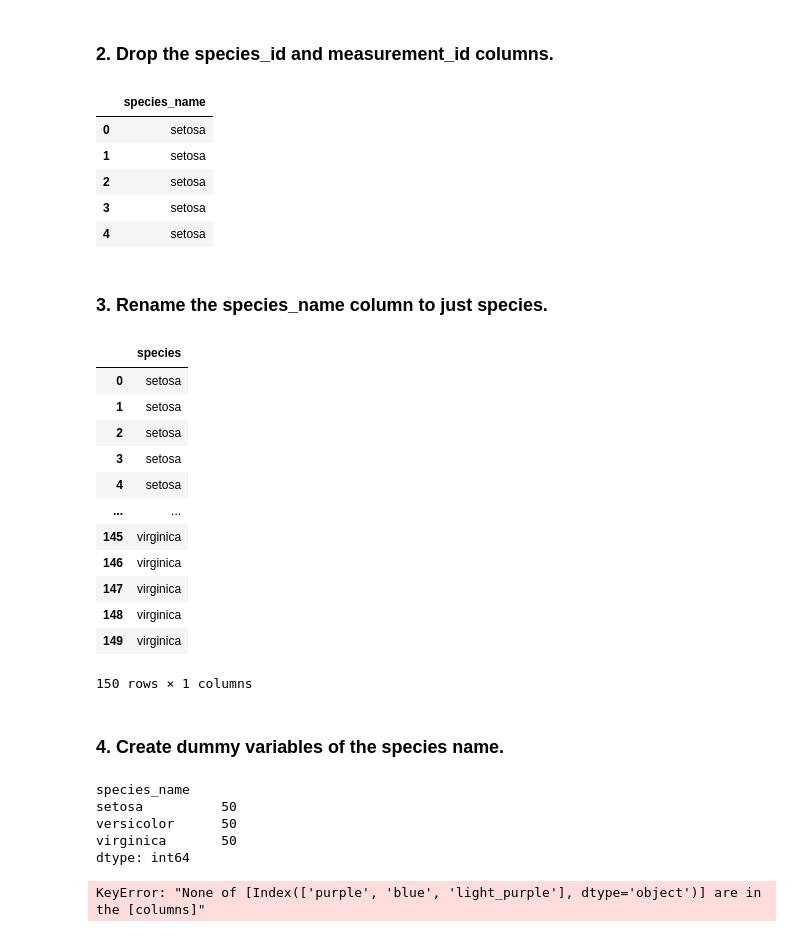
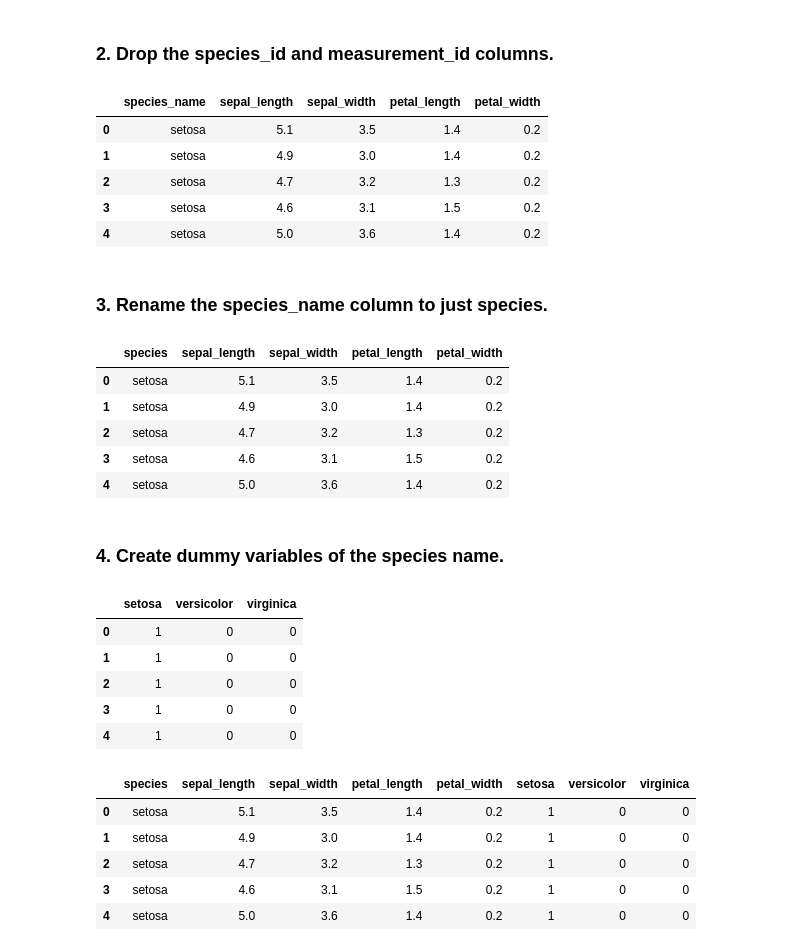
Before and after one commit to randyfrench/classification-exercises, a Jupyter notebook: classification_exercises.ipynb, the cells around one changed output. Saved outputs shown, nothing was run; the diff lists cells and outputs as text; code cells hidden in the pictures.

```diff
--- a/classification_exercises.ipynb
+++ b/classification_exercises.ipynb
@@ -90,45 +306,49 @@ df.head(5)
 # %% [markdown]
 ### 2. Drop the species_id and measurement_id columns.
 # %%
-df = df.drop(columns=['species_id', 'sepal_length', 'sepal_width', 'petal_length', 'petal_width'])
+df = df.drop(columns=['species_id'])
 # %%
 df.head(5)
 # %% [output]
-|  | species_name |
-| 0 | setosa |
-| 1 | setosa |
-| 2 | setosa |
-| 3 | setosa |
-| 4 | setosa |
+|  | species_name | sepal_length | sepal_width | petal_length | petal_width |
+| 0 | setosa | 5.1 | 3.5 | 1.4 | 0.2 |
+| 1 | setosa | 4.9 | 3.0 | 1.4 | 0.2 |
+| 2 | setosa | 4.7 | 3.2 | 1.3 | 0.2 |
+| 3 | setosa | 4.6 | 3.1 | 1.5 | 0.2 |
+| 4 | setosa | 5.0 | 3.6 | 1.4 | 0.2 |
 # %% [markdown]
 ### 3. Rename the species_name column to just species.
 # %%
-df.rename(columns= {'species_name': 'species'})
+df = df.rename(columns={'species_name':'species'})
+df.head()
 # %% [output]
-|  | species |
-| 0 | setosa |
-| 1 | setosa |
-| 2 | setosa |
-| 3 | setosa |
-| 4 | setosa |
-| ... | ... |
-| 145 | virginica |
-| 146 | virginica |
-| 147 | virginica |
-| 148 | virginica |
-| 149 | virginica |
+|  | species | sepal_length | sepal_width | petal_length | petal_width |
+| 0 | setosa | 5.1 | 3.5 | 1.4 | 0.2 |
+| 1 | setosa | 4.9 | 3.0 | 1.4 | 0.2 |
+| 2 | setosa | 4.7 | 3.2 | 1.3 | 0.2 |
+| 3 | setosa | 4.6 | 3.1 | 1.5 | 0.2 |
+| 4 | setosa | 5.0 | 3.6 | 1.4 | 0.2 |
-150 rows × 1 columns
 # %% [markdown]
 ### 4. Create dummy variables of the species name.
-# %%
-df.value_counts()
-# %% [output]
-species_name
-setosa          50
-versicolor      50
-virginica       50
-dtype: int64
-# %%
-pd.get_dummies(df[['setosa', 'versicolor', 'virginica']], drop_first=[True, True])
-# %% [output]
-KeyError: "None of [Index(['purple', 'blue', 'light_purple'], dtype='object')] are in the [columns]"
+# %%
+# create dummies using .get_dummies(column_name,not dropping any of the dummy columns)
+dummy_df = pd.get_dummies(df['species'], drop_first=False)
+dummy_df.head()
+# %% [output]
+|  | setosa | versicolor | virginica |
+| 0 | 1 | 0 | 0 |
+| 1 | 1 | 0 | 0 |
+| 2 | 1 | 0 | 0 |
+| 3 | 1 | 0 | 0 |
+| 4 | 1 | 0 | 0 |
+# %%
+# join original df with dummies df using .concat([original_df,dummy_df], join along the index)
+df = pd.concat([df, dummy_df], axis=1)
+df.head()
+# %% [output]
+|  | species | sepal_length | sepal_width | petal_length | petal_width | setosa | versicolor | virginica |
+| 0 | setosa | 5.1 | 3.5 | 1.4 | 0.2 | 1 | 0 | 0 |
+| 1 | setosa | 4.9 | 3.0 | 1.4 | 0.2 | 1 | 0 | 0 |
+| 2 | setosa | 4.7 | 3.2 | 1.3 | 0.2 | 1 | 0 | 0 |
+| 3 | setosa | 4.6 | 3.1 | 1.5 | 0.2 | 1 | 0 | 0 |
+| 4 | setosa | 5.0 | 3.6 | 1.4 | 0.2 | 1 | 0 | 0 |
```
Also changed, not shown: parts of 34 cells of this notebook, 3 other files.
